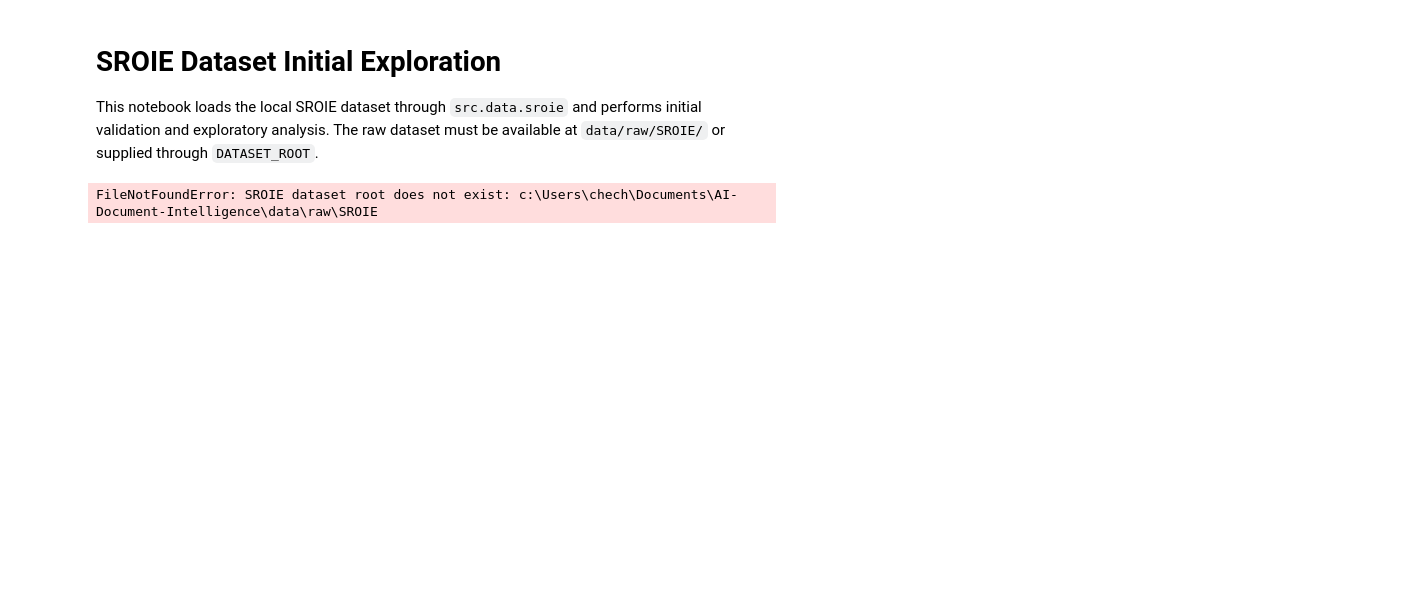
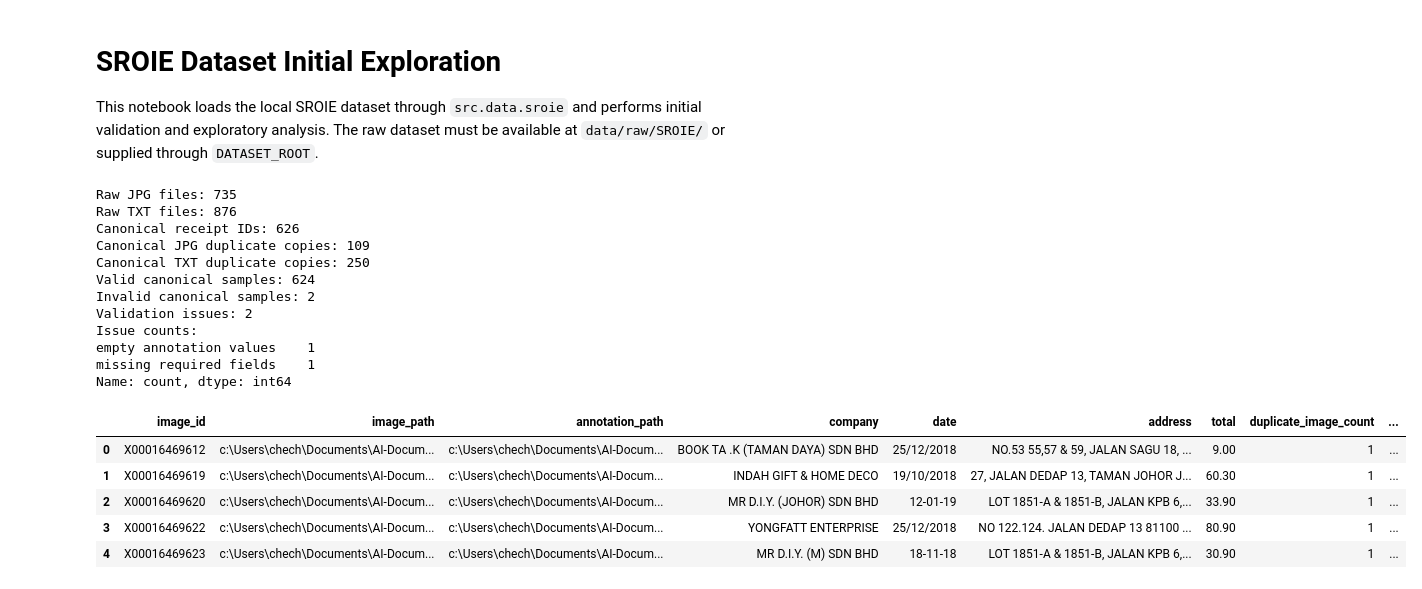
Before and after one commit to Chechu13/AI-Document-Intelligence, a Jupyter notebook: notebooks/01_eda.ipynb, the cells around one changed output. Drawn from its saved outputs; the diff is of its cells as text; code cells hidden in the pictures; blank space fills up the shorter version.

```diff
--- a/notebooks/01_eda.ipynb
+++ b/notebooks/01_eda.ipynb
@@ -5,6 +5,8 @@ This notebook loads the local SROIE dataset through `src.data.sroie` and perform
 # %%
 from collections import Counter
 from pathlib import Path
+import importlib
+import re
 import sys
 
 import cv2
@@ -17,33 +19,76 @@ if not (PROJECT_ROOT / "src").exists():
     PROJECT_ROOT = Path.cwd().parent
 sys.path.insert(0, str(PROJECT_ROOT))
 
-from src.data.sroie import SROIEValidationError, load_sroie_dataset
+from src.data import sroie
 
-DATASET_ROOT = PROJECT_ROOT / "data" / "raw" / "SROIE"
+importlib.reload(sroie)
+SROIEValidationError = sroie.SROIEValidationError
+load_sroie_dataset = sroie.load_sroie_dataset
+
+DATASET_ROOT = PROJECT_ROOT / "data" / "raw" / "0325updated.task2train(626p)-20260928T174749Z-1-001"
 PROCESSED_ROOT = PROJECT_ROOT / "data" / "processed"
 PROCESSED_ROOT.mkdir(parents=True, exist_ok=True)
 
+WINDOWS_DUPLICATE_SUFFIX = re.compile(r"^(?P<base>.+?)(?:\(\d+\))?$")
+
+
+def canonical_receipt_id(path: Path) -> str:
+    match = WINDOWS_DUPLICATE_SUFFIX.fullmatch(path.stem)
+    return match.group("base") if match else path.stem
+
+
 sns.set_theme(style="whitegrid")
 # %%
+raw_jpg_paths = sorted(
+    path for path in DATASET_ROOT.rglob("*") if path.is_file() and path.suffix.lower() == ".jpg"
+)
+raw_txt_paths = sorted(
+    path for path in DATASET_ROOT.rglob("*") if path.is_file() and path.suffix.lower() == ".txt"
+)
+canonical_jpg_ids = {canonical_receipt_id(path) for path in raw_jpg_paths}
+canonical_txt_ids = {canonical_receipt_id(path) for path in raw_txt_paths}
+canonical_ids = canonical_jpg_ids | canonical_txt_ids
+
 try:
     dataset = load_sroie_dataset(DATASET_ROOT)
     validation_issues = []
 except SROIEValidationError as error:
     validation_issues = list(error.issues)
-    print(f"Validation issues: {len(validation_issues)}")
-    for issue in validation_issues[:20]:
-        print(f"- {issue}")
-    if len(validation_issues) > 20:
-        print(f"... and {len(validation_issues) - 20} more")
     dataset = load_sroie_dataset(DATASET_ROOT, strict=False)
 
-print(f"Total valid samples: {len(dataset)}")
-print(f"Total validation issues: {len(validation_issues)}")
+invalid_canonical_ids = {
+    issue.image_id for issue in validation_issues if issue.image_id is not None
+}
+print(f"Raw JPG files: {len(raw_jpg_paths)}")
+print(f"Raw TXT files: {len(raw_txt_paths)}")
+print(f"Canonical receipt IDs: {len(canonical_ids)}")
+print(f"Canonical JPG duplicate copies: {len(raw_jpg_paths) - len(canonical_jpg_ids)}")
+print(f"Canonical TXT duplicate copies: {len(raw_txt_paths) - len(canonical_txt_ids)}")
+print(f"Valid canonical samples: {len(dataset)}")
+print(f"Invalid canonical samples: {len(invalid_canonical_ids)}")
+print(f"Validation issues: {len(validation_issues)}")
 print("Issue counts:")
 print(pd.Series(Counter(issue.kind for issue in validation_issues), name="count"))
 dataset.head()
 # %% [output]
-FileNotFoundError: SROIE dataset root does not exist: c:\Users\chech\Documents\AI-Document-Intelligence\data\raw\SROIE
+Raw JPG files: 735
+Raw TXT files: 876
+Canonical receipt IDs: 626
+Canonical JPG duplicate copies: 109
+Canonical TXT duplicate copies: 250
+Valid canonical samples: 624
+Invalid canonical samples: 2
+Validation issues: 2
+Issue counts:
+empty annotation values    1
+missing required fields    1
+Name: count, dtype: int64
+|  | image_id | image_path | annotation_path | company | date | address | total | duplicate_image_count | ... |
+| 0 | X00016469612 | c:\Users\chech\Documents\AI-Docum... | c:\Users\chech\Documents\AI-Docum... | BOOK TA .K (TAMAN DAYA) SDN BHD | 25/12/2018 | NO.53 55,57 & 59, JALAN SAGU 18, ... | 9.00 | 1 | ... |
+| 1 | X00016469619 | c:\Users\chech\Documents\AI-Docum... | c:\Users\chech\Documents\AI-Docum... | INDAH GIFT & HOME DECO | 19/10/2018 | 27, JALAN DEDAP 13, TAMAN JOHOR J... | 60.30 | 1 | ... |
+| 2 | X00016469620 | c:\Users\chech\Documents\AI-Docum... | c:\Users\chech\Documents\AI-Docum... | MR D.I.Y. (JOHOR) SDN BHD | 12-01-19 | LOT 1851-A & 1851-B, JALAN KPB 6,... | 33.90 | 1 | ... |
+| 3 | X00016469622 | c:\Users\chech\Documents\AI-Docum... | c:\Users\chech\Documents\AI-Docum... | YONGFATT ENTERPRISE | 25/12/2018 | NO 122.124. JALAN DEDAP 13 81100 ... | 80.90 | 1 | ... |
+| 4 | X00016469623 | c:\Users\chech\Documents\AI-Docum... | c:\Users\chech\Documents\AI-Docum... | MR D.I.Y. (M) SDN BHD | 18-11-18 | LOT 1851-A & 1851-B, JALAN KPB 6,... | 30.90 | 1 | ... |
 # %%
 def image_dimensions(image_path: str) -> tuple[int | None, int | None]:
     image = cv2.imread(image_path)
```
Also changed, not shown: parts of 5 cells of this notebook, 3 other files.
